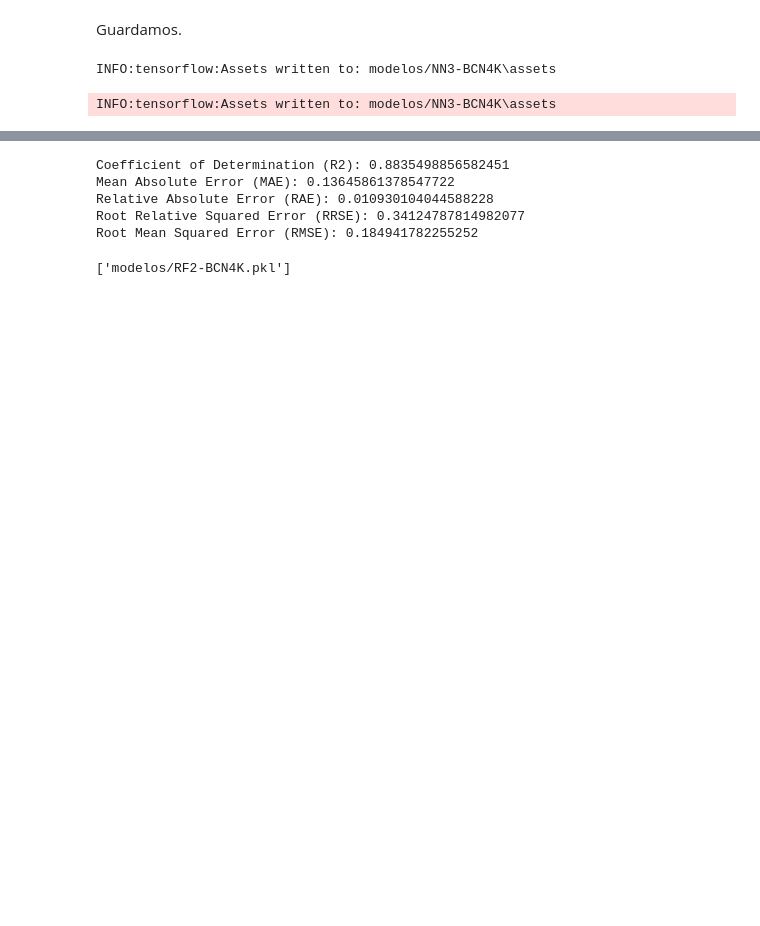
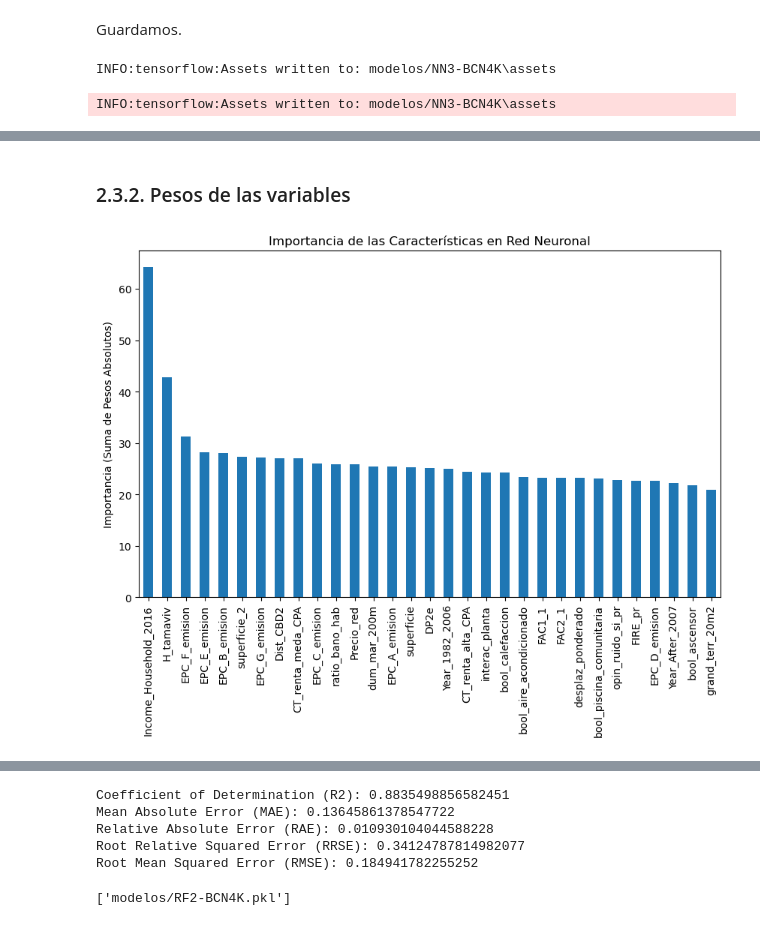
Before and after one commit to jrojasquiroz/hppAI, a Jupyter notebook: 4-Calibracion.ipynb, the cells around one changed output, grey strips where cells are left out. Saved outputs shown, nothing was run; the diff lists cells and outputs as text; code cells hidden in the pictures; blank space fills up the shorter version.

```diff
--- a/4-Calibracion.ipynb
+++ b/4-Calibracion.ipynb
@@ -466,0 +483,23 @@ INFO:tensorflow:Assets written to: modelos/NN3-BCN4K\assets
+# %% [markdown]
+### 2.3.2. Pesos de las variables
+# %%
+# Obtener los pesos de la red neuronal
+weights = model.get_weights()
+
+# Crear un DataFrame con los pesos y sus correspondientes nombres de características
+weights_df = pd.DataFrame(weights[0].T, columns=X_ols.columns)  # X_ols se usa sólo para capturar los
+                                                                # nombres de las columnas
+
+# Calcular la importancia de las características sumando los valores absolutos de los pesos
+feature_importance = weights_df.abs().sum()
+
+# Ordenar la importancia de las características
+feature_importance = feature_importance.sort_values(ascending=False)
+
+# Crear un gráfico de barras para visualizar la importancia
+feature_importance.plot(kind='bar', figsize=(10, 6))
+plt.title('Importancia de las Características en Red Neuronal')
+plt.ylabel('Importancia (Suma de Pesos Absolutos)')
+plt.show()
+# %% [output]
+[figure, added]
```
Also changed, not shown: parts of 24 cells of this notebook.
